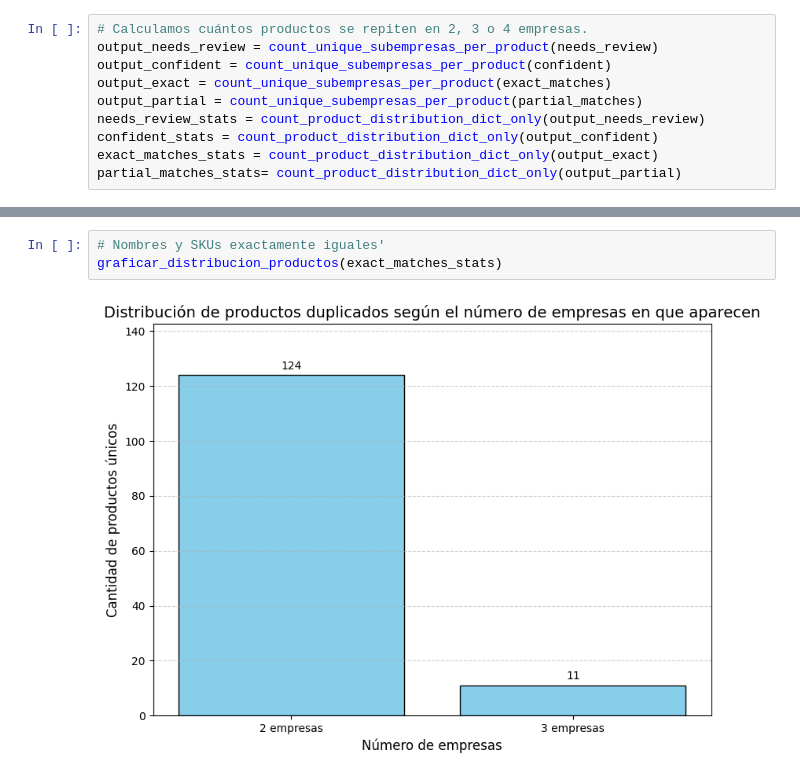
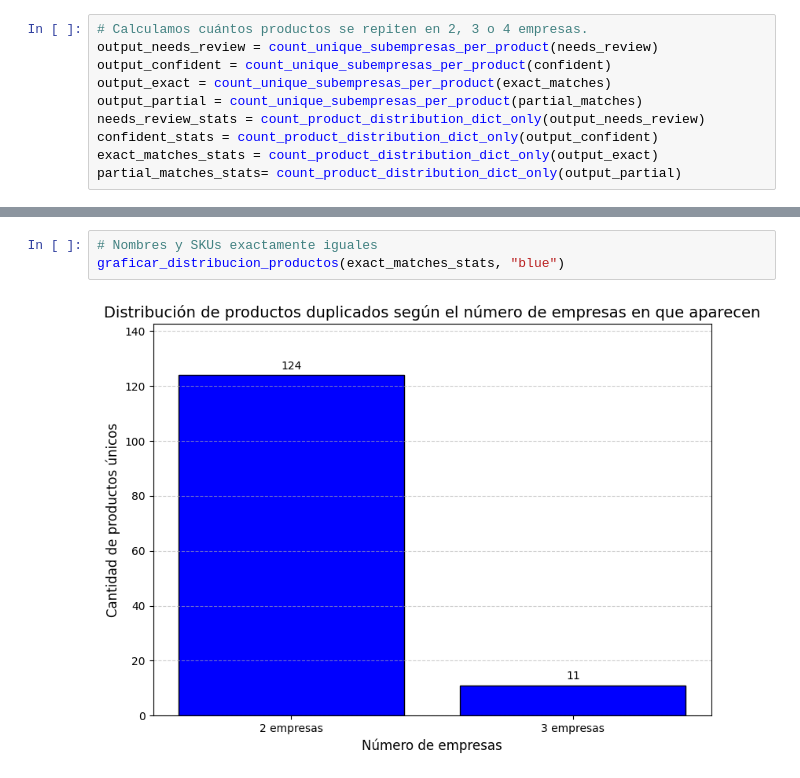
Before and after one commit to KabeliDev/prisa-eda, a Jupyter notebook: results.ipynb, the cells around one changed output, grey strips where cells are left out. Cells and saved outputs as stored; diff of their text form.

```diff
--- a/results.ipynb
+++ b/results.ipynb
@@ -150,7 +150,7 @@ graficar_distribucion_productos(confident_stats)
 # %%
-# Nombres y SKUs exactamente iguales'
-graficar_distribucion_productos(exact_matches_stats)
+# Nombres y SKUs exactamente iguales
+graficar_distribucion_productos(exact_matches_stats, "blue")
 # %% [output]
-[figure, old version]
+[figure, new version]
 # %%
 # Nombres similares con SKUs iguales
```
Also changed, not shown: parts of 3 cells of this notebook, 1 other file.
